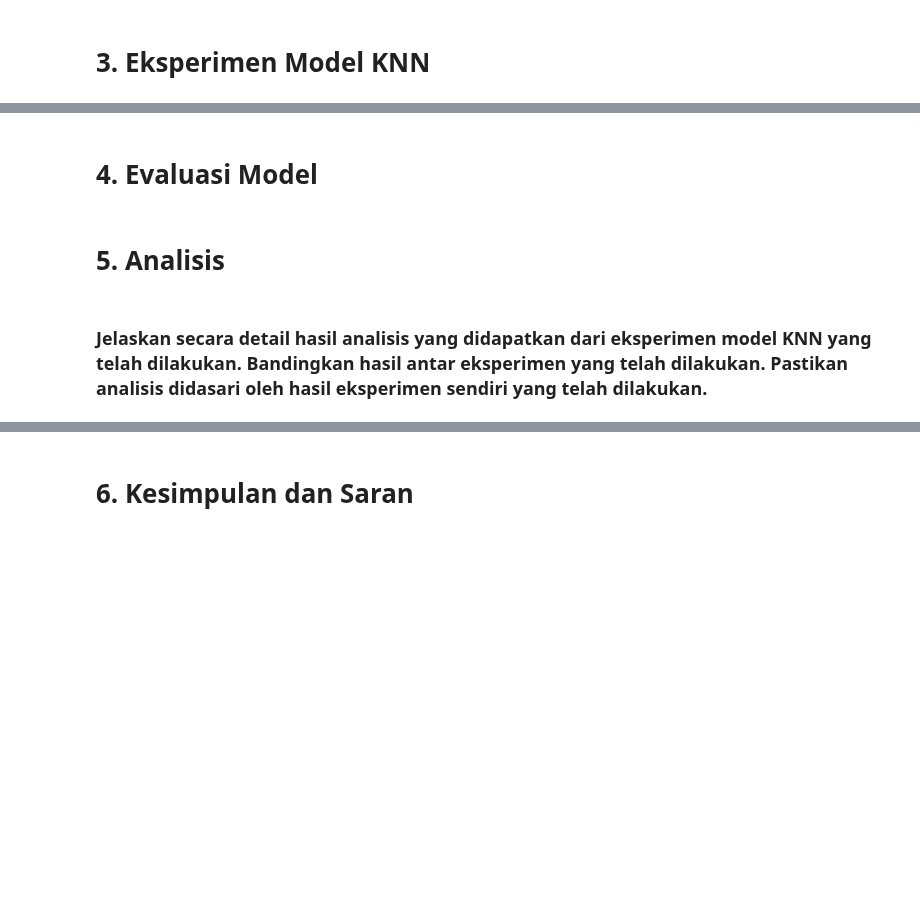
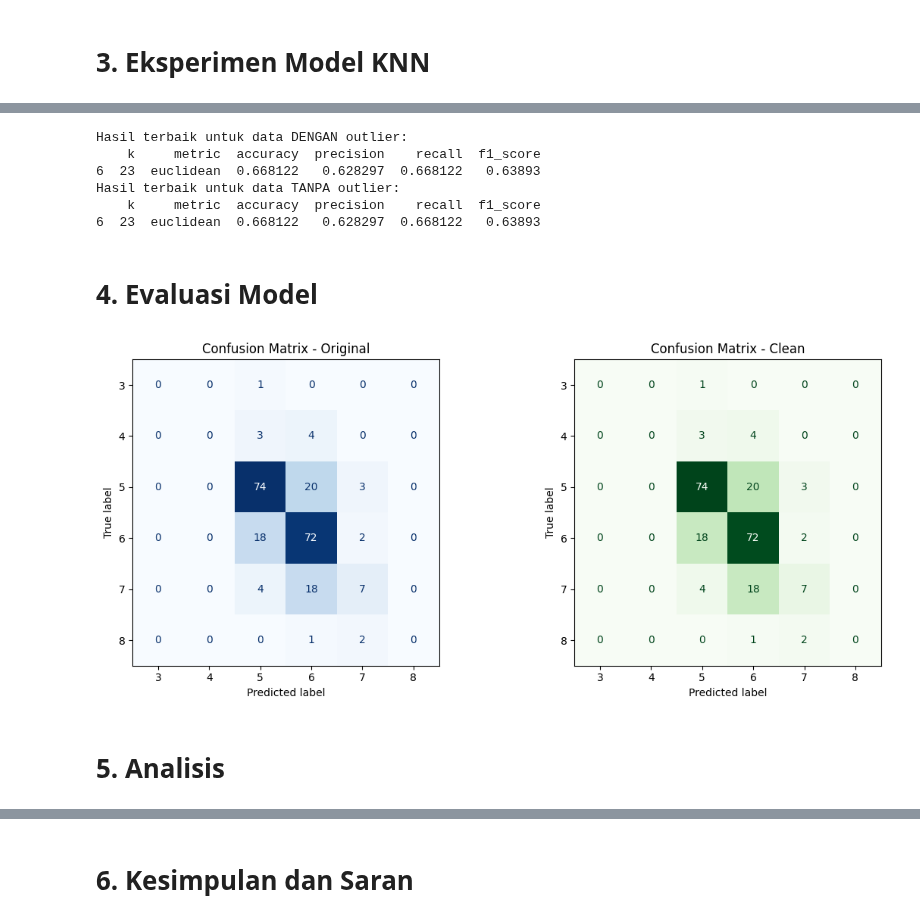
Before and after one commit to Bima-031/Modul-ML-Praktikum, a Jupyter notebook: 1. Tugas_KNN/1_KNN_5054251031.ipynb, the cells around one changed output, grey strips where cells are left out. Drawn from its saved outputs; the diff is of its cells as text; code cells hidden in the pictures; blank space fills up the shorter version.

```diff
--- a/1. Tugas_KNN/1_KNN_5054251031.ipynb
+++ b/1. Tugas_KNN/1_KNN_5054251031.ipynb
@@ -74,2 +257,17 @@ data.describe()
+# %%
+best_original = data_results_original.sort_values(by='f1_score', ascending=False).head(1)
+best_clean = data_results_clean.sort_values(by='f1_score', ascending=False).head(1)
+
+print("Hasil terbaik untuk data DENGAN outlier:")
+print(best_original)
+print("Hasil terbaik untuk data TANPA outlier:")
+print(best_clean)
+# %% [output]
+Hasil terbaik untuk data DENGAN outlier:
+    k     metric  accuracy  precision    recall  f1_score
+6  23  euclidean  0.668122   0.628297  0.668122   0.63893
+Hasil terbaik untuk data TANPA outlier:
+    k     metric  accuracy  precision    recall  f1_score
+6  23  euclidean  0.668122   0.628297  0.668122   0.63893
 # %% [markdown]
 # 4. Evaluasi Model
@@ -78,4 +274,32 @@ data.describe()
+# %%
+knn_original = KNeighborsClassifier(n_neighbors=best_original['k'].values[0], metric=best_original['metric'].values[0])
+knn_original.fit(x_train_original, y_train_original)
+y_pred_original = knn_original.predict(x_test_original)
+
+knn_clean = KNeighborsClassifier(n_neighbors=best_clean['k'].values[0], metric=best_clean['metric'].values[0])
+knn_clean.fit(x_train_clean, y_train_clean)
+y_pred_clean = knn_clean.predict(x_test_clean)
+# %%
+import matplotlib.pyplot as plt
+from sklearn.metrics import ConfusionMatrixDisplay
+
+fig, axes = plt.subplots(1, 2, figsize=(12, 5))
+
+ConfusionMatrixDisplay.from_predictions(
+    y_test_original, y_pred_original,
+    ax=axes[0], cmap='Blues', colorbar=False
+)
+axes[0].set_title('Confusion Matrix - Original')
+
+ConfusionMatrixDisplay.from_predictions(
+    y_test_clean, y_pred_clean,
+    ax=axes[1], cmap='Greens', colorbar=False
+)
+axes[1].set_title('Confusion Matrix - Clean')
+
+plt.tight_layout()
+plt.show()
+# %% [output]
+[figure, added]
 # %% [markdown]
 # 5. Analisis
-# %% [markdown]
-### Jelaskan secara detail hasil analisis yang didapatkan dari eksperimen model KNN yang telah dilakukan. Bandingkan hasil antar eksperimen yang telah dilakukan. Pastikan analisis didasari oleh hasil eksperimen sendiri yang telah dilakukan.
```
Also changed, not shown: parts of 25 cells of this notebook.
